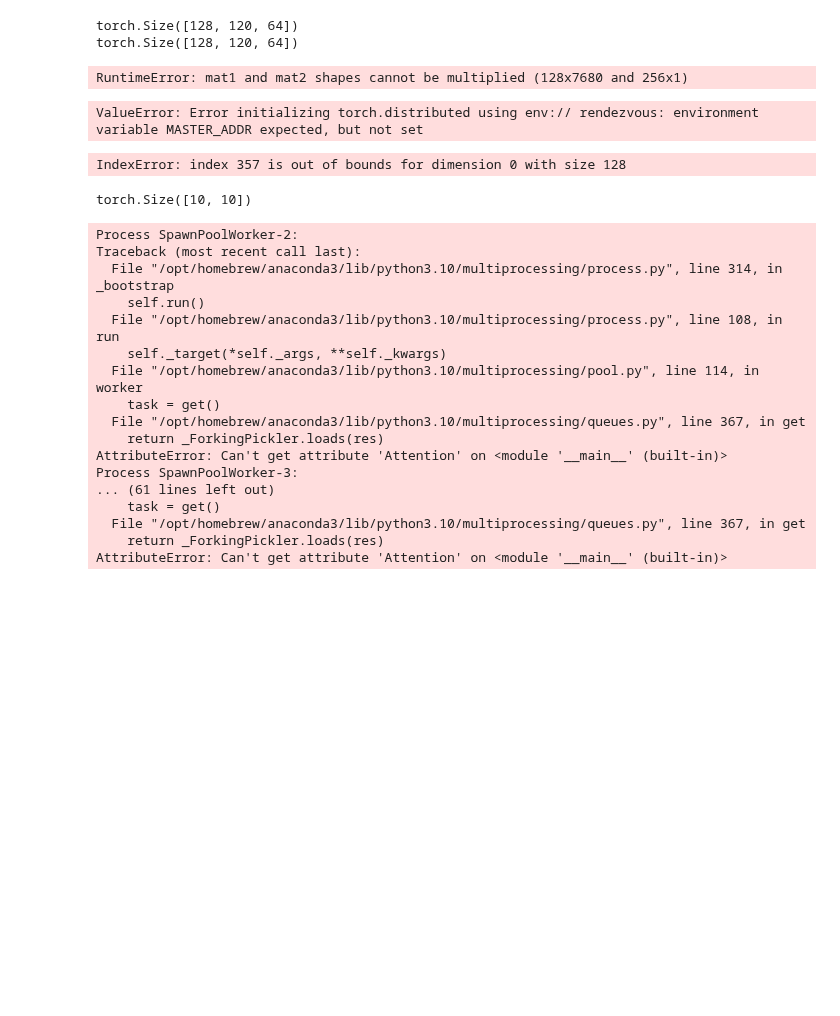
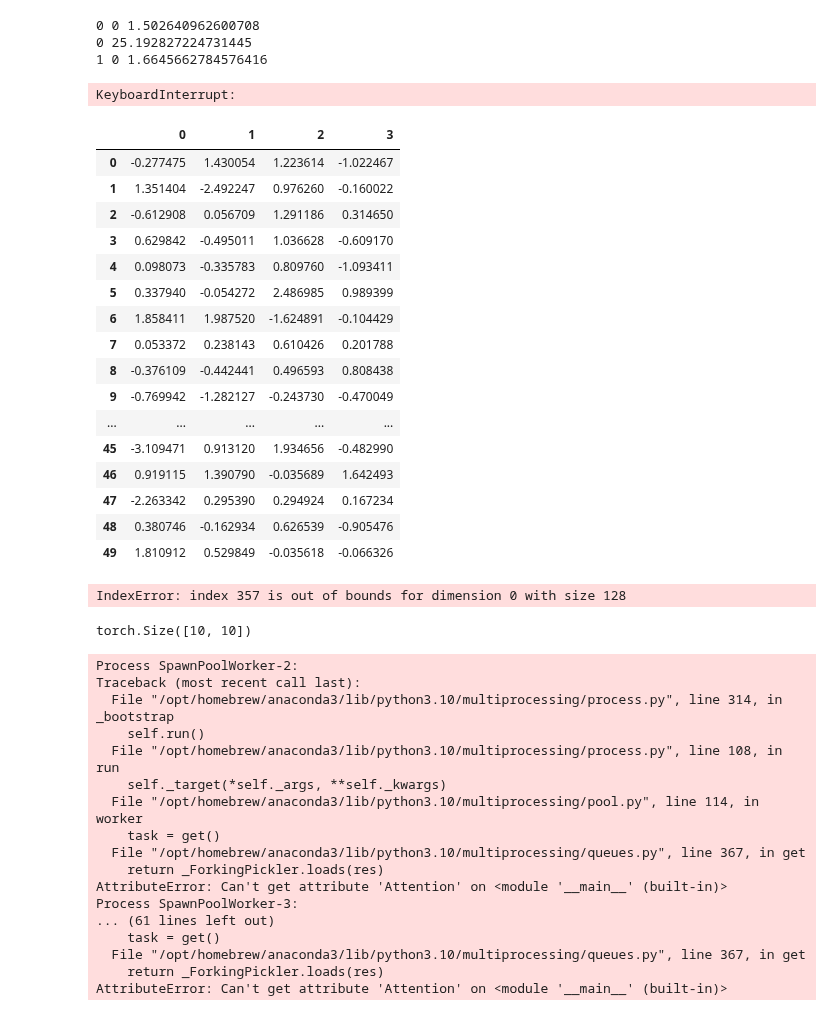
Before and after one commit to binweiyan/code, a Jupyter notebook: 1d-CNN.ipynb, the cells around one changed output. Saved outputs shown, nothing was run; the diff lists cells and outputs as text; code cells hidden in the pictures; blank space fills up the shorter version.

```diff
--- a/1d-CNN.ipynb
+++ b/1d-CNN.ipynb
@@ -183,7 +207,8 @@ import torch.nn.functional as F
 import torch.optim as optim
 from torch.nn import DataParallel
 
-model = Attention(input_len=120, input_dim=10, hidden_size=64, num_heads=4)
+model = Attention(input_len=120, input_dim=10, hidden_size=128, num_heads=2, layer_num=3, dropout=0.5)
+
 model = DataParallel(model)
 optimizer = optim.Adam(model.parameters(), lr=0.001)
 model.train()
@@ -205,15 +230,34 @@ for epoch in range(100):
 #the number of gpu
 print(torch.cuda.device_count())
 # %% [output]
-torch.Size([128, 120, 64])
-torch.Size([128, 120, 64])
+0 0 1.502640962600708
+0 25.192827224731445
+1 0 1.6645662784576416
-RuntimeError: mat1 and mat2 shapes cannot be multiplied (128x7680 and 256x1)
+KeyboardInterrupt:
-# %%
-dis
-dist.init_process_group("nccl", rank=0, world_size=4)
-dist.get_rank()
-# %% [output]
-ValueError: Error initializing torch.distributed using env:// rendezvous: environment variable MASTER_ADDR expected, but not set
+# %%
+#pandas concat
+import pandas as pd
+import numpy as np
+list1 = [pd.DataFrame(np.random.randn(5, 4)) for _ in range(10)]
+pd.concat(list1, axis=0, ignore_index=True)
+# %% [output]
+|  | 0 | 1 | 2 | 3 |
+| 0 | -0.277475 | 1.430054 | 1.223614 | -1.022467 |
+| 1 | 1.351404 | -2.492247 | 0.976260 | -0.160022 |
+| 2 | -0.612908 | 0.056709 | 1.291186 | 0.314650 |
+| 3 | 0.629842 | -0.495011 | 1.036628 | -0.609170 |
+| 4 | 0.098073 | -0.335783 | 0.809760 | -1.093411 |
+| 5 | 0.337940 | -0.054272 | 2.486985 | 0.989399 |
+| 6 | 1.858411 | 1.987520 | -1.624891 | -0.104429 |
+| 7 | 0.053372 | 0.238143 | 0.610426 | 0.201788 |
+| 8 | -0.376109 | -0.442441 | 0.496593 | 0.808438 |
+| 9 | -0.769942 | -1.282127 | -0.243730 | -0.470049 |
+| ... | ... | ... | ... | ... |
+| 45 | -3.109471 | 0.913120 | 1.934656 | -0.482990 |
+| 46 | 0.919115 | 1.390790 | -0.035689 | 1.642493 |
+| 47 | -2.263342 | 0.295390 | 0.294924 | 0.167234 |
+| 48 | 0.380746 | -0.162934 | 0.626539 | -0.905476 |
+| 49 | 1.810912 | 0.529849 | -0.035618 | -0.066326 |
 # %%
 # def scores(pred, target, days):
 #     pred_group, ground_group, corr = groupbyday(pred, target, days)
```
Also changed, not shown: parts of 8 cells of this notebook, 1 other file.
